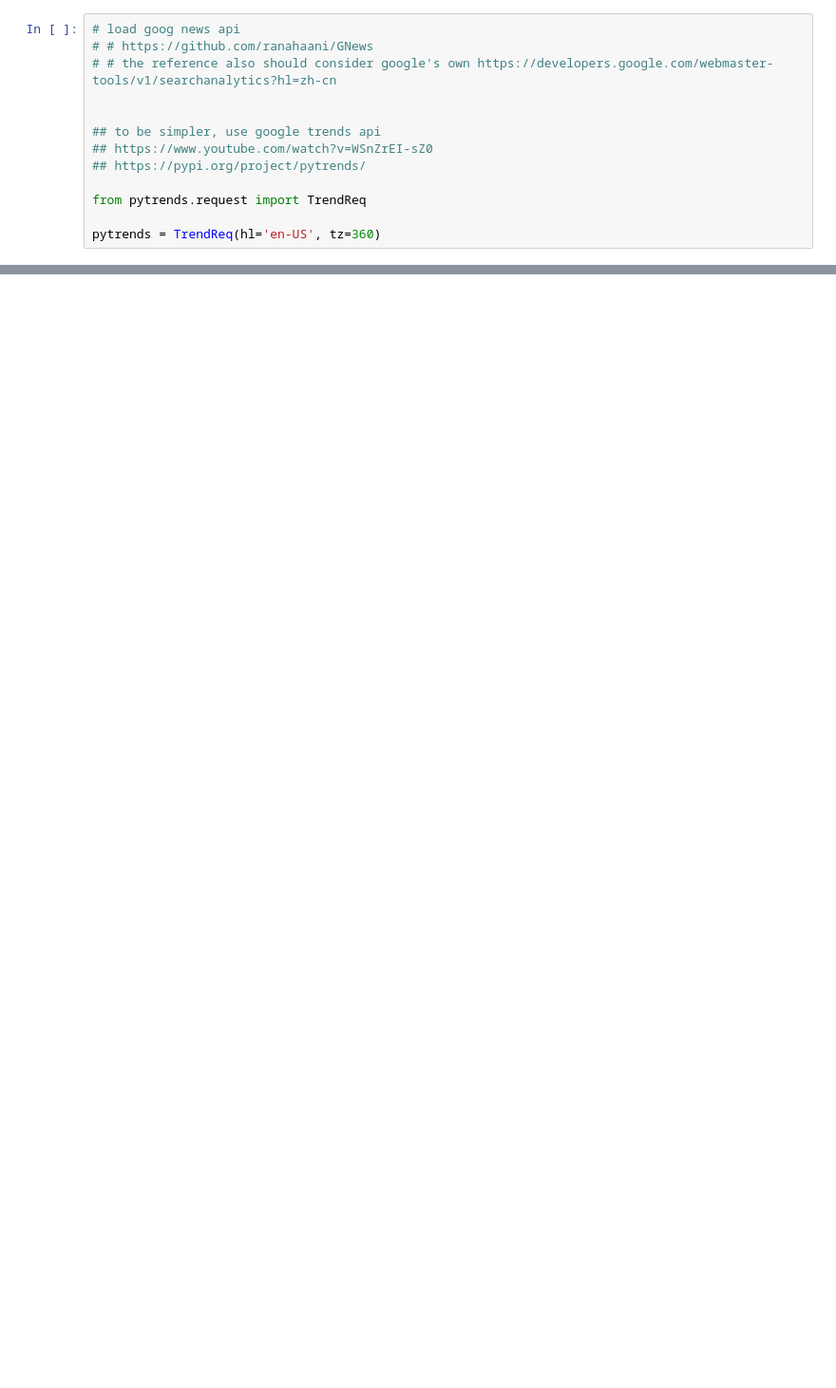
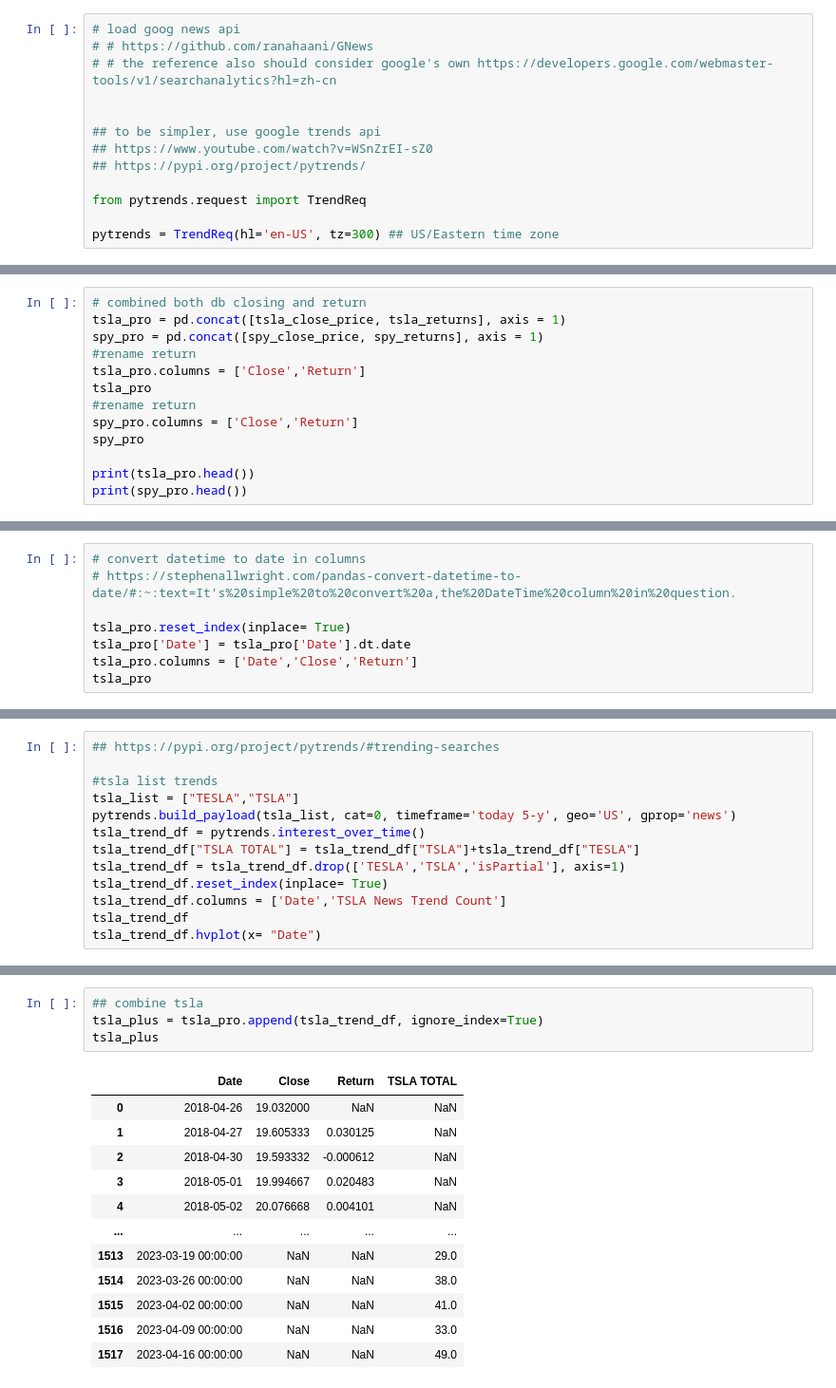
Before and after one commit to wilberforce1900/asu_project_3, a Jupyter notebook: apistocks.ipynb, the cells around one changed output, grey strips where cells are left out. Shown at 95% size. Drawn from its saved outputs; the diff is of its cells as text; blank space fills up the shorter version.

```diff
--- a/apistocks.ipynb
+++ b/apistocks.ipynb
@@ -36,4 +35,4 @@ ModuleNotFoundError: No module named 'requests'
 
 from pytrends.request import TrendReq
 
-pytrends = TrendReq(hl='en-US', tz=360)
+pytrends = TrendReq(hl='en-US', tz=300) ## US/Eastern time zone
@@ -70,0 +151,13 @@ combined_df
+# %%
+# combined both db closing and return
+tsla_pro = pd.concat([tsla_close_price, tsla_returns], axis = 1)
+spy_pro = pd.concat([spy_close_price, spy_returns], axis = 1)
+#rename return
+tsla_pro.columns = ['Close','Return']
+tsla_pro
+#rename return
+spy_pro.columns = ['Close','Return']
+spy_pro
+
+print(tsla_pro.head())
+print(spy_pro.head())
@@ -70,0 +179,8 @@ combined_df
+# %%
+# convert datetime to date in columns
+# https://stephenallwright.com/pandas-convert-datetime-to-date/#:~:text=It's%20simple%20to%20convert%20a,the%20DateTime%20column%20in%20question.
+
+tsla_pro.reset_index(inplace= True)
+tsla_pro['Date'] = tsla_pro['Date'].dt.date
+tsla_pro.columns = ['Date','Close','Return']
+tsla_pro
@@ -70,0 +233,13 @@ combined_df
+# %%
+## https://pypi.org/project/pytrends/#trending-searches
+
+#tsla list trends
+tsla_list = ["TESLA","TSLA"]
+pytrends.build_payload(tsla_list, cat=0, timeframe='today 5-y', geo='US', gprop='news')
+tsla_trend_df = pytrends.interest_over_time()
+tsla_trend_df["TSLA TOTAL"] = tsla_trend_df["TSLA"]+tsla_trend_df["TESLA"]
+tsla_trend_df = tsla_trend_df.drop(['TESLA','TSLA','isPartial'], axis=1)
+tsla_trend_df.reset_index(inplace= True)
+tsla_trend_df.columns = ['Date','TSLA News Trend Count']
+tsla_trend_df
+tsla_trend_df.hvplot(x= "Date")
@@ -70,0 +331,17 @@ combined_df
+# %%
+## combine tsla
+tsla_plus = tsla_pro.append(tsla_trend_df, ignore_index=True)
+tsla_plus
+# %% [output]
+|  | Date | Close | Return | TSLA TOTAL |
+| 0 | 2018-04-26 | 19.032000 | NaN | NaN |
+| 1 | 2018-04-27 | 19.605333 | 0.030125 | NaN |
+| 2 | 2018-04-30 | 19.593332 | -0.000612 | NaN |
+| 3 | 2018-05-01 | 19.994667 | 0.020483 | NaN |
+| 4 | 2018-05-02 | 20.076668 | 0.004101 | NaN |
+| ... | ... | ... | ... | ... |
+| 1513 | 2023-03-19 00:00:00 | NaN | NaN | 29.0 |
+| 1514 | 2023-03-26 00:00:00 | NaN | NaN | 38.0 |
+| 1515 | 2023-04-02 00:00:00 | NaN | NaN | 41.0 |
+| 1516 | 2023-04-09 00:00:00 | NaN | NaN | 33.0 |
+| 1517 | 2023-04-16 00:00:00 | NaN | NaN | 49.0 |
```
Also changed, not shown: parts of 25 cells of this notebook.
